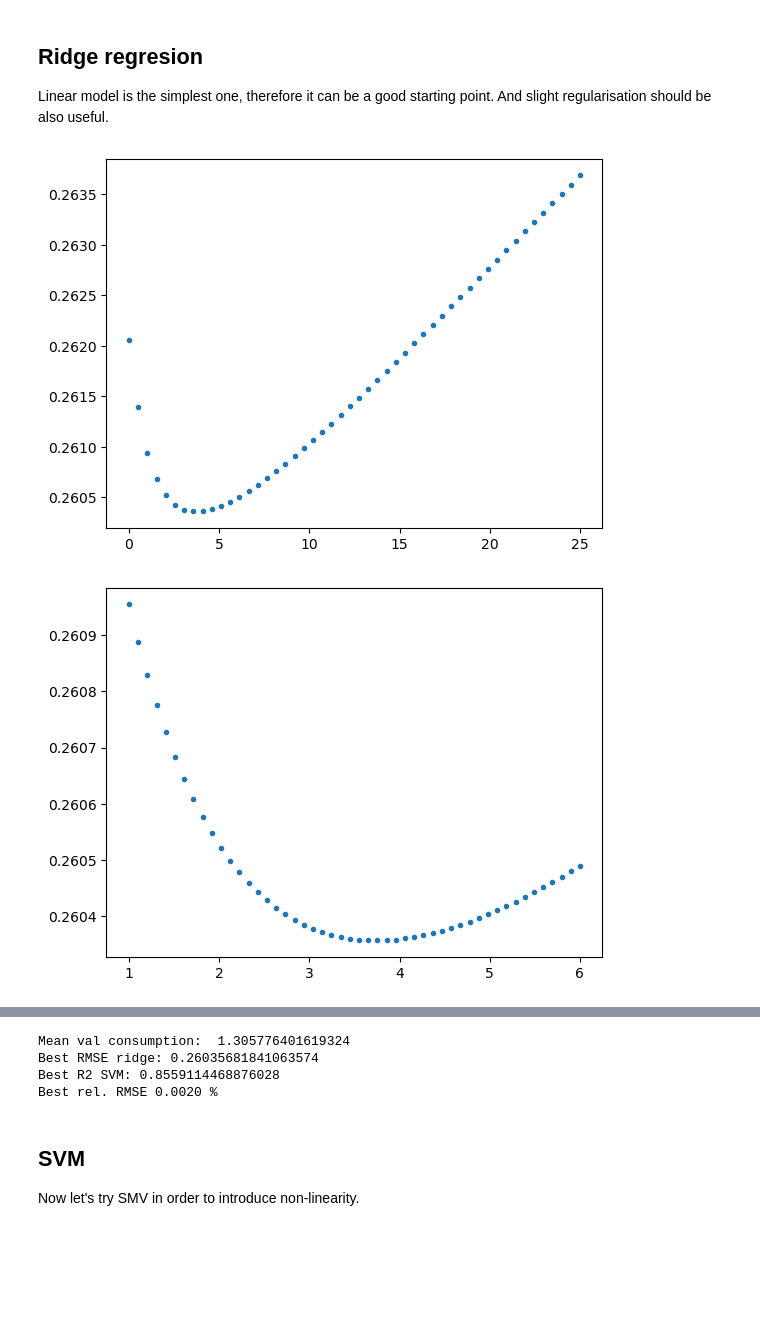
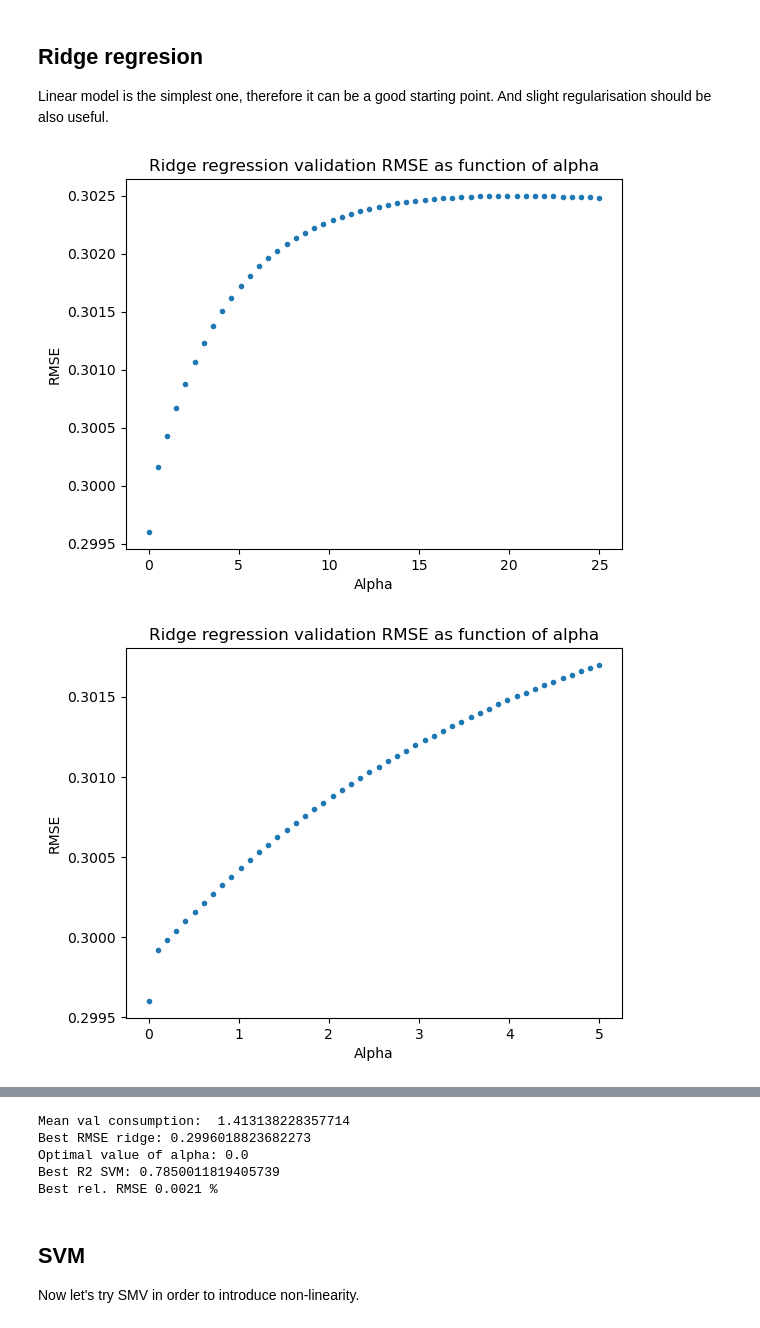
Before and after one commit to Ton201/ML_Miniproject1, a Jupyter notebook: notebooks/Miniproject1_AntoninReh.ipynb, the cells around one changed output, grey strips where cells are left out. Saved outputs shown, nothing was run; the diff lists cells and outputs as text; code cells hidden in the pictures; blank space fills up the shorter version.

```diff
--- a/notebooks/Miniproject1_AntoninReh.ipynb
+++ b/notebooks/Miniproject1_AntoninReh.ipynb
@@ -268,6 +361,11 @@ display(ytest.shape)
+# %%
+Xtrain = Xtrain.drop("dateHour", axis=1)
+Xval = Xval.drop("dateHour", axis=1)
+Xtest = Xtest.drop("dateHour", axis=1)
 # %% [markdown]
 ### Scaling
 # %%
 scaler = StandardScaler()
-Xtrain_scaled = scaler.fit_transform(Xtrain)
-Xval_scaled = scaler.transform(Xval)
+Xtrain_st = scaler.fit_transform(Xtrain)
+Xval_st = scaler.transform(Xval)
+Xtest_st = scaler.transform(Xtest)
@@ -277,25 +380,34 @@ Xval_scaled = scaler.transform(Xval)
 ## Ridge regresion
 Linear model is the simplest one, therefore it can be a good starting point. And slight regularisation should be also useful.
 # %%
-def train_ridge_alpha(begin, end, visual=True):
+def train_ridge_alpha(begin, end, mode='visual'):
     alphas = np.linspace(begin, end, 50)
-    RMSE = []
-    r2 = []
+    RMSE = {}
     for alpha in alphas:
         clf_Ridge = Ridge(alpha = alpha)
-        clf_Ridge.fit(Xtrain_scaled, ytrain)
-        RMSE.append(root_mean_squared_error(yval, clf_Ridge.predict(Xval_scaled)))
-        r2.append(r2_score(yval, clf_Ridge.predict(Xval_scaled)))
-    if visual == True:
-        plt.plot(alphas, RMSE, '.')
-        plt.show()
-    return alphas, RMSE, r2
+        clf_Ridge.fit(Xtrain_st, ytrain)
+        rmse = root_mean_squared_error(yval, clf_Ridge.predict(Xval_st))
+        r2 = r2_score(yval, clf_Ridge.predict(Xval_st))
+        RMSE[rmse] = [alpha, r2]
+    if mode =='visual':
+            plt.plot(alphas, RMSE.keys(), '.')
+            plt.title('Ridge regression validation RMSE as function of alpha')
+            plt.xlabel("Alpha")
+            plt.ylabel("RMSE")
+            plt.show()
+    elif mode == 'png':
+            plt.plot(alphas, RMSE.keys(), '.')
+            plt.title('Ridge regression validation RMSE as function of alpha')
+            plt.xlabel("Alpha")
+            plt.ylabel("RMSE")
+            plt.savefig('../pictures/ridge_training.png')
+    return alphas, RMSE
 # %%
-aplhas1, ridgeRMSE1, ridge_r2_01 = train_ridge_alpha(0,25)
+aplhas1, ridgeRMSE1 = train_ridge_alpha(0,25)
 
-alphas2, ridgeRMSE2, ridge_r2_02 = train_ridge_alpha(1,6)
+alphas2, ridgeRMSE2 = train_ridge_alpha(0,5)
 
-alphas3, ridgeRMSE3, ridge_r2_03 = train_ridge_alpha(2,5)
+alphas3, ridgeRMSE3 = train_ridge_alpha(0,1)
 # %% [output]
-[figure, old version]
+[figure, new version]
-[figure, old version]
+[figure, new version]
@@ -303,16 +415,18 @@ alphas3, ridgeRMSE3, ridge_r2_03 = train_ridge_alpha(2,5)
-# %%
-print('Mean val consumption: ',yval.mean())
-opt_alpha = np.argmin(ridgeRMSE3)
-best_RMSE_ridge = np.min(ridgeRMSE3)
-print('Best RMSE ridge:', best_RMSE_ridge)
-best_R2_ridge = np.min(ridge_r2_03)
-print('Best R2 SVM:', best_R2_ridge)
-print(f'Best rel. RMSE {((best_RMSE_ridge/yval.mean())*0.01):.4f} %')
-# %% [output]
-Mean val consumption:  1.305776401619324
-Best RMSE ridge: 0.26035681841063574
-Best R2 SVM: 0.8559114468876028
-Best rel. RMSE 0.0020 %
+# %%
+print('Mean val consumption: ',yval.mean())
+best_RMSE_ridge =  min(ridgeRMSE3.keys())
+print('Best RMSE ridge:', best_RMSE_ridge)
+opt_alpha = ridgeRMSE3[best_RMSE_ridge][0]
+print(f'Optimal value of alpha: {opt_alpha}')
+best_R2_ridge = ridgeRMSE3[best_RMSE_ridge][1]
+print('Best R2 SVM:', best_R2_ridge)
+print(f'Best rel. RMSE {((best_RMSE_ridge/yval.mean())*0.01):.4f} %')
+# %% [output]
+Mean val consumption:  1.413138228357714
+Best RMSE ridge: 0.2996018823682273
+Optimal value of alpha: 0.0
+Best R2 SVM: 0.7850011819405739
+Best rel. RMSE 0.0021 %
 # %% [markdown]
 ## SVM
 Now let's try SMV in order to introduce non-linearity.
```
Also changed, not shown: parts of 45 cells of this notebook.
